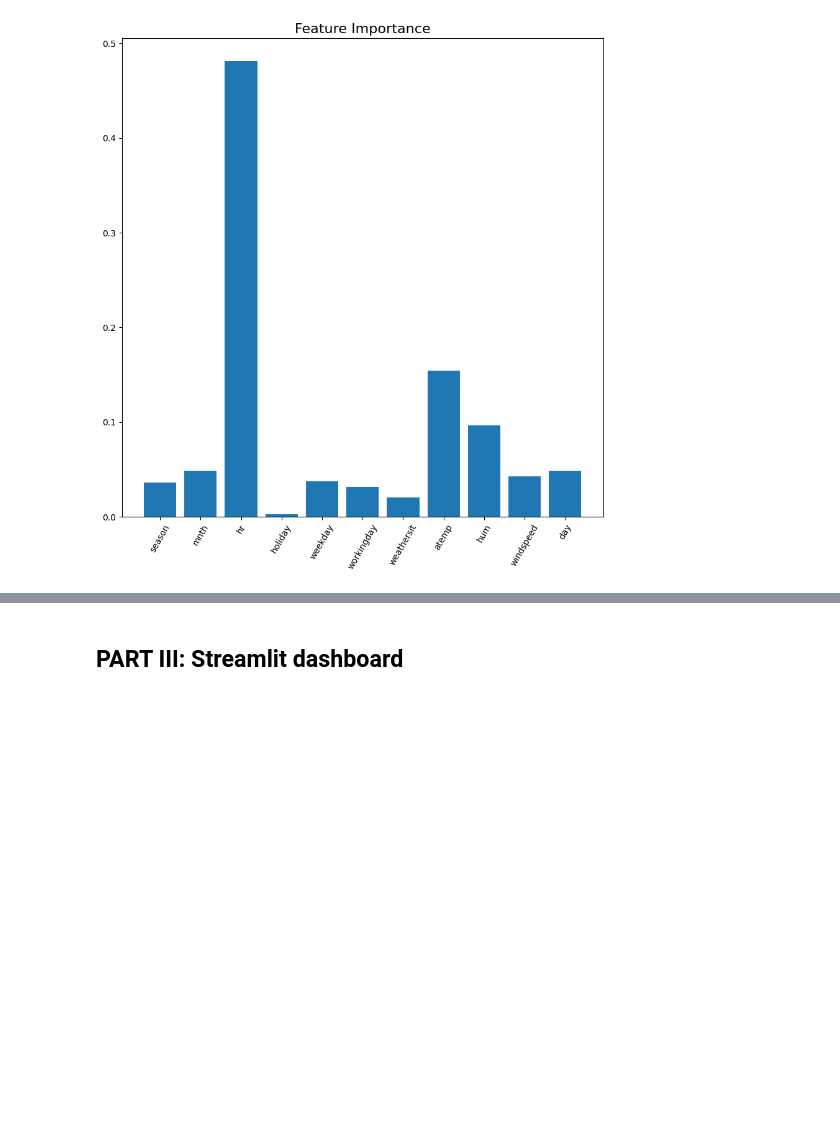
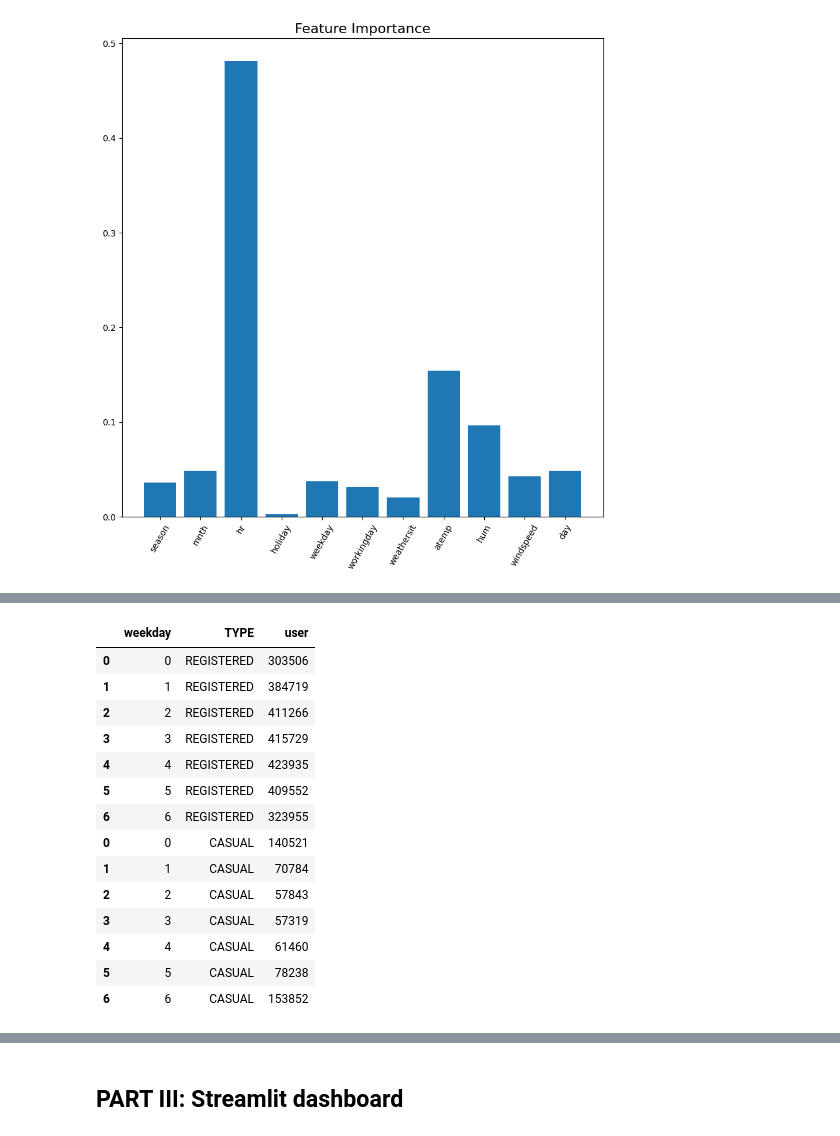
Before and after one commit to badek23/BikeRentalPredictions, a Jupyter notebook: EDA and Model Creation.ipynb, the cells around one changed output, grey strips where cells are left out. Saved outputs shown, nothing was run; the diff lists cells and outputs as text; code cells hidden in the pictures; blank space fills up the shorter version.

```diff
--- a/EDA and Model Creation.ipynb
+++ b/EDA and Model Creation.ipynb
@@ -246,3 +244,9 @@ plt.show()
 [figure]
 # %%
 # Comment what the feature importance tells us about how to predict !
+# %%
+week_reg = data.groupby('weekday')[['registered']].sum().reset_index()
+week_reg['TYPE'] = 'REGISTERED'
+week_reg['user'] = week_reg['registered']
+week_reg = week_reg.drop('registered',axis=1)
+week_reg.head()
@@ -248,0 +275,19 @@ plt.show()
+# %%
+total = pd.concat(combine)
+total
+# %% [output]
+|  | weekday | TYPE | user |
+| 0 | 0 | REGISTERED | 303506 |
+| 1 | 1 | REGISTERED | 384719 |
+| 2 | 2 | REGISTERED | 411266 |
+| 3 | 3 | REGISTERED | 415729 |
+| 4 | 4 | REGISTERED | 423935 |
+| 5 | 5 | REGISTERED | 409552 |
+| 6 | 6 | REGISTERED | 323955 |
+| 0 | 0 | CASUAL | 140521 |
+| 1 | 1 | CASUAL | 70784 |
+| 2 | 2 | CASUAL | 57843 |
+| 3 | 3 | CASUAL | 57319 |
+| 4 | 4 | CASUAL | 61460 |
+| 5 | 5 | CASUAL | 78238 |
+| 6 | 6 | CASUAL | 153852 |
```
Also changed, not shown: parts of 9 cells of this notebook, 2 other files.
